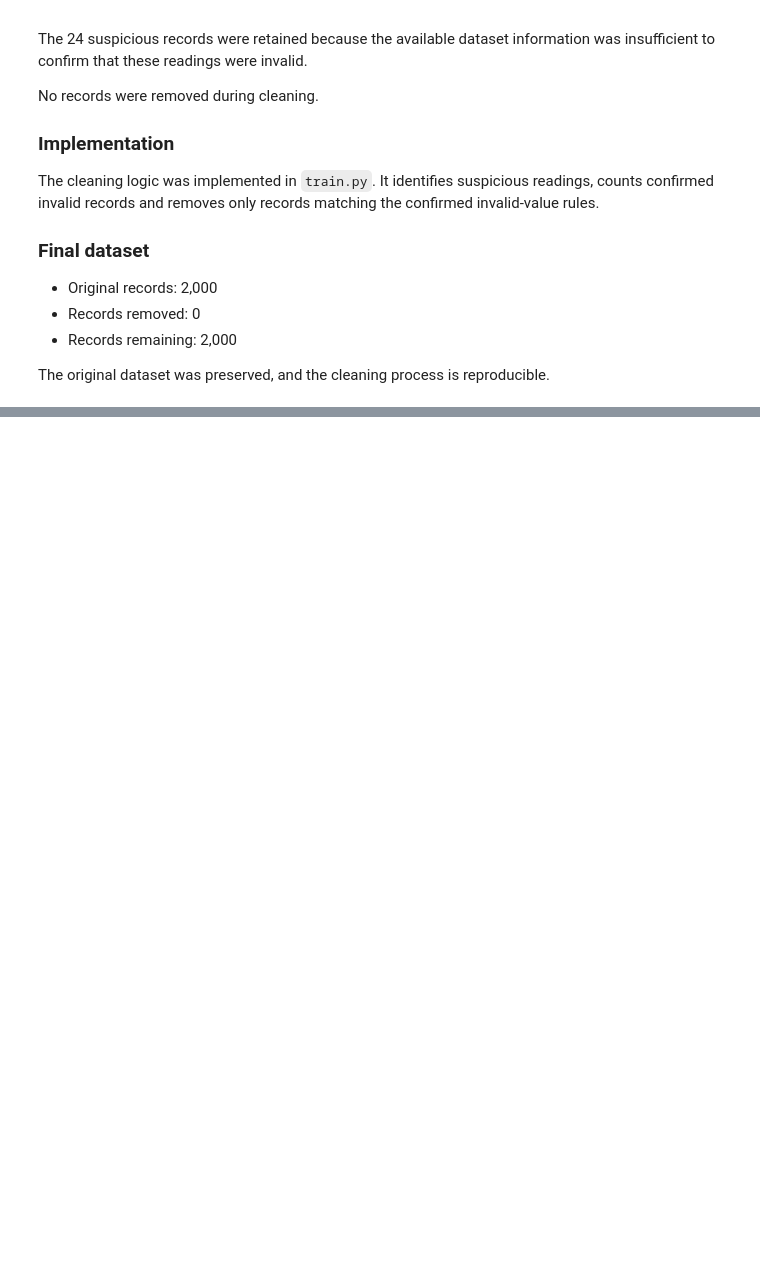
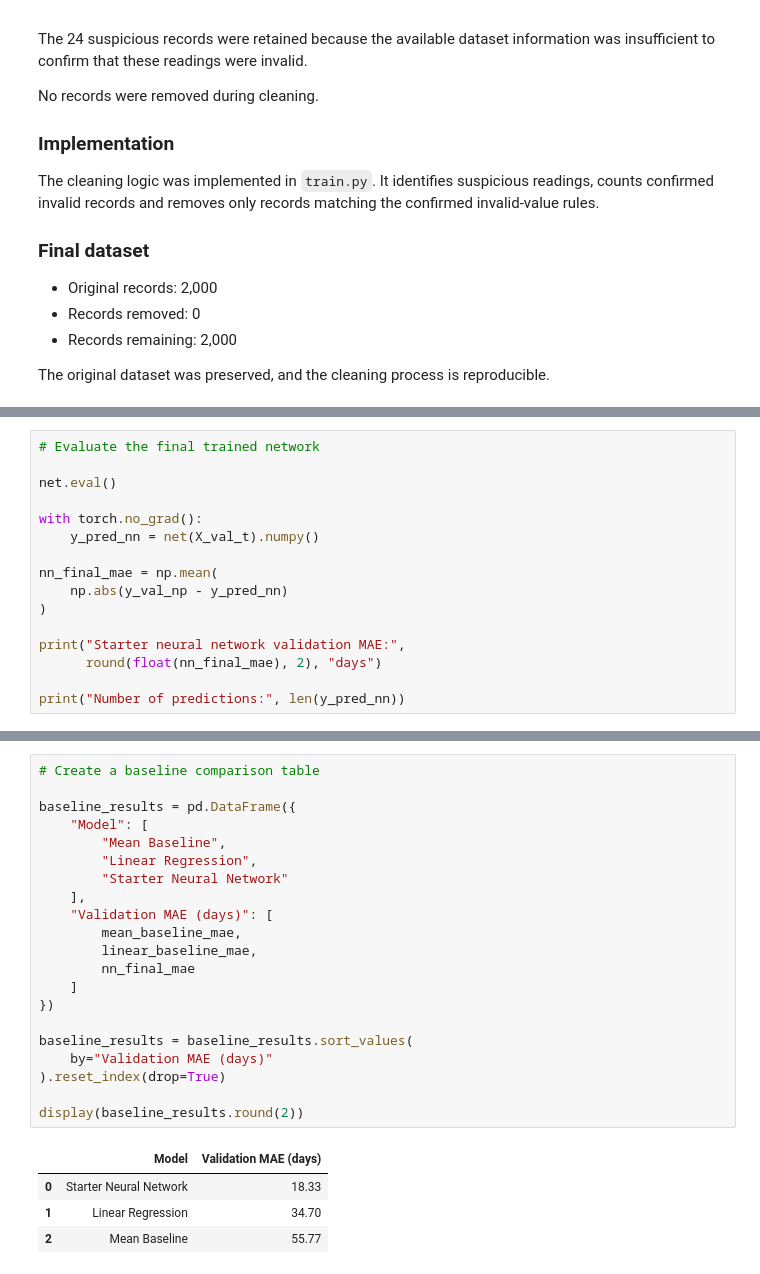
Before and after one commit to Suraj-S1108/edgeai-team13, a Jupyter notebook: mission1_dataset_analysis.ipynb, the cells around one changed output, grey strips where cells are left out. Drawn from its saved outputs; the diff is of its cells as text; blank space fills up the shorter version.

```diff
--- a/mission1_dataset_analysis.ipynb
+++ b/mission1_dataset_analysis.ipynb
@@ -1891,0 +2531,16 @@ The original dataset was preserved, and the cleaning process is reproducible.
+# %%
+# Evaluate the final trained network
+
+net.eval()
+
+with torch.no_grad():
+    y_pred_nn = net(X_val_t).numpy()
+
+nn_final_mae = np.mean(
+    np.abs(y_val_np - y_pred_nn)
+)
+
+print("Starter neural network validation MAE:",
+      round(float(nn_final_mae), 2), "days")
+
+print("Number of predictions:", len(y_pred_nn))
@@ -1891,0 +2561,26 @@ The original dataset was preserved, and the cleaning process is reproducible.
+# %%
+# Create a baseline comparison table
+
+baseline_results = pd.DataFrame({
+    "Model": [
+        "Mean Baseline",
+        "Linear Regression",
+        "Starter Neural Network"
+    ],
+    "Validation MAE (days)": [
+        mean_baseline_mae,
+        linear_baseline_mae,
+        nn_final_mae
+    ]
+})
+
+baseline_results = baseline_results.sort_values(
+    by="Validation MAE (days)"
+).reset_index(drop=True)
+
+display(baseline_results.round(2))
+# %% [output]
+|  | Model | Validation MAE (days) |
+| 0 | Starter Neural Network | 18.33 |
+| 1 | Linear Regression | 34.70 |
+| 2 | Mean Baseline | 55.77 |
```
Also changed, not shown: parts of 37 cells of this notebook.
